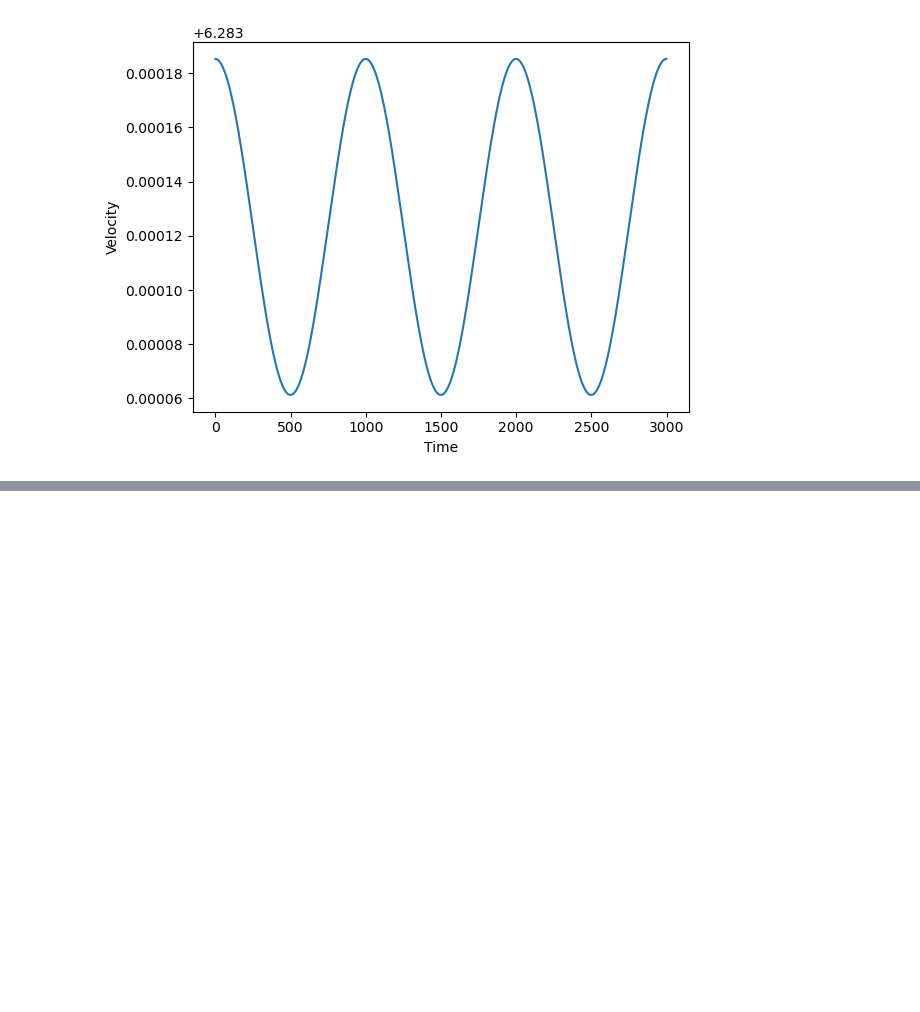
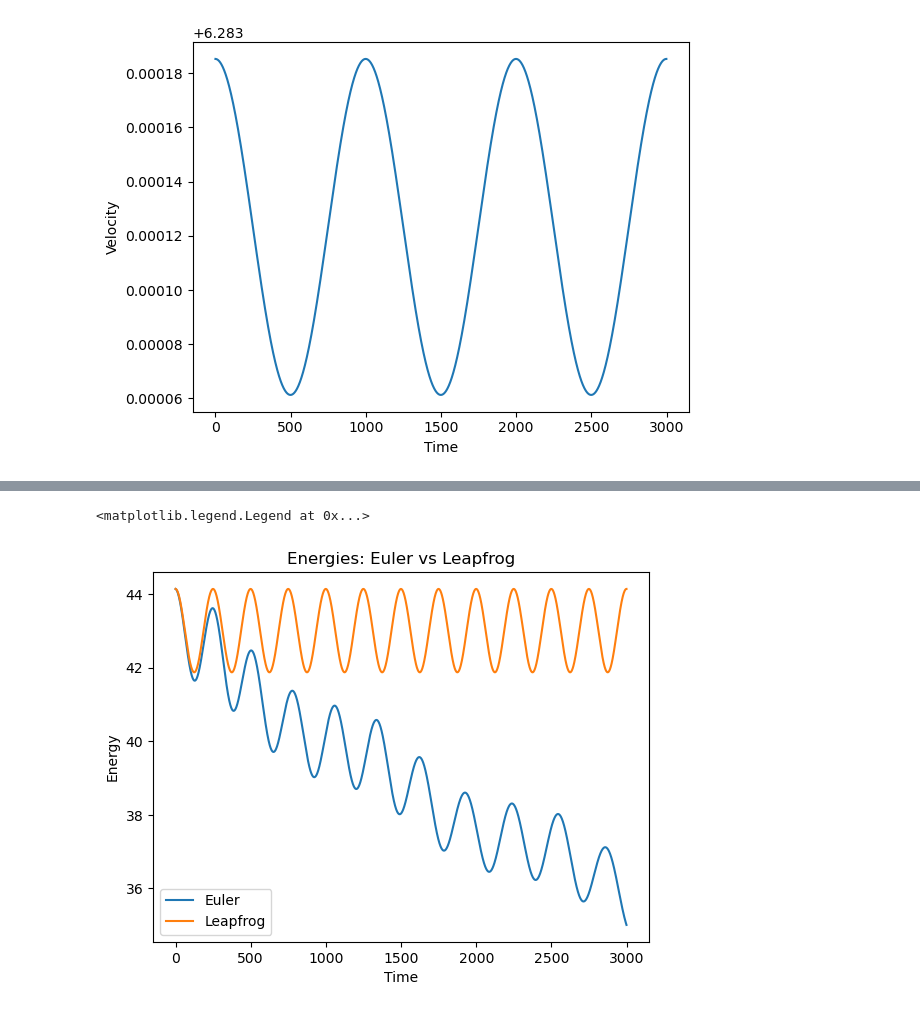
Before and after one commit to kparrine/Computational_Astro, a Jupyter notebook: C4/C4.ipynb, the cells around one changed output, grey strips where cells are left out. Saved outputs shown, nothing was run; the diff lists cells and outputs as text; code cells hidden in the pictures; blank space fills up the shorter version.

```diff
--- a/C4/C4.ipynb
+++ b/C4/C4.ipynb
@@ -179,0 +211,21 @@ plt.legend()
+# %%
+G = 4*np.pi**2
+M = 1 #solar mass
+x, y = 0,1 #AU
+r = np.sqrt(x**2+y**2)
+vcirc = np.sqrt(G*M/r)
+
+
+xE,yE,vxE,vyE,exE,eyE,steps = Euler(1,0,0,vcirc,3,0.001)
+xL,yL,vxL,vyL,exL,eyL,steps = Leapfrog(1,0,0,vcirc,3,0.001)
+
+
+plt.plot(steps, np.sqrt(exE**2+eyE**2),label="Euler")
+plt.plot(steps, np.sqrt(exL**2+eyL**2),label="Leapfrog")
+plt.xlabel("Time")
+plt.ylabel("Energy")
+plt.title("Energies: Euler vs Leapfrog")
+plt.legend()
+# %% [output]
+<matplotlib.legend.Legend at 0x...>
+[figure, added]
```
Also changed, not shown: parts of 10 cells of this notebook.
